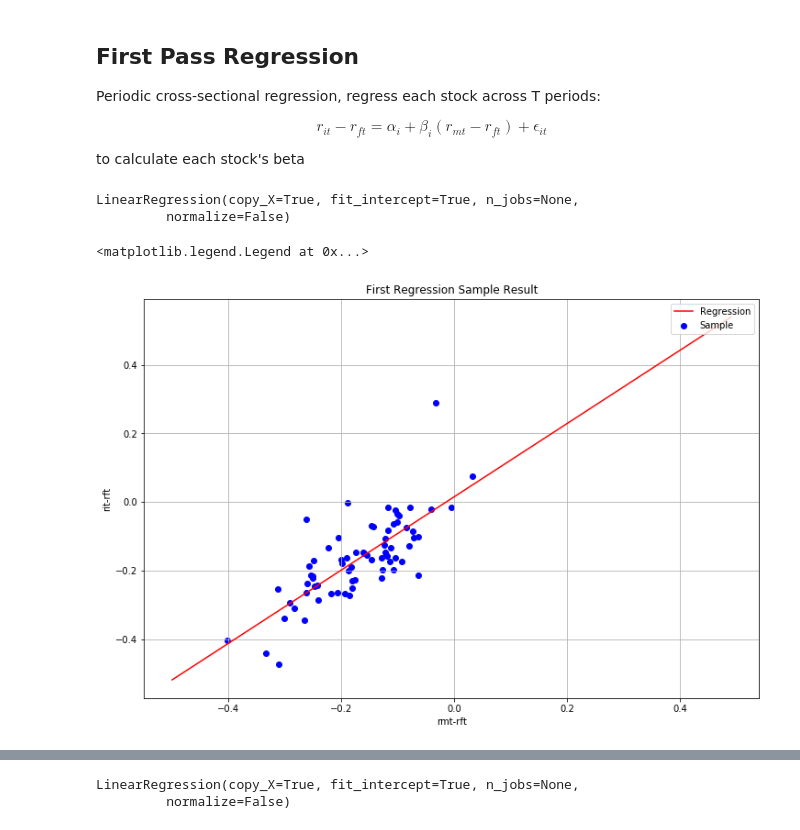
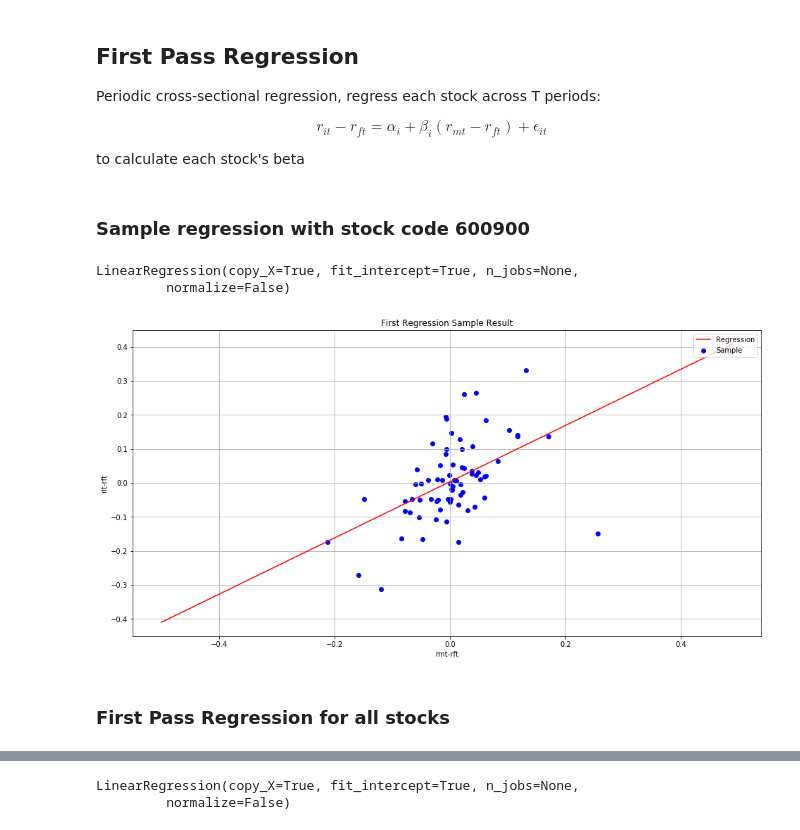
Before and after one commit to PRESIDENT810/FIN3080-Project2, a Jupyter notebook: Q1.2/Regression.ipynb, the cells around one changed output, grey strips where cells are left out. Drawn from its saved outputs; the diff is of its cells as text; code cells hidden in the pictures.

```diff
--- a/Q1.2/Regression.ipynb
+++ b/Q1.2/Regression.ipynb
@@ -19,0 +41,9 @@ df.head()
+# %%
+all_stocks = pd.unique(df['Stkcd'])
+valid_stocks = []
+
+for stock in tqdm(all_stocks):
+    first_idx = df[df['Stkcd']==stock]['Trdmnt'].first_valid_index()
+    if df.loc[first_idx]['Trdmnt'] == '2013-01-01':
+        valid_stocks.append(stock)
+valid_stocks = np.array(valid_stocks)
@@ -19,0 +54,2 @@ df.head()
+# %%
+df = df[np.isin(df['Stkcd'], valid_stocks)]
@@ -32,3 +75,5 @@ df[df['Mretwd'].isna()].describe()
+# %%
+df = df.dropna()
 # %%
 stock_codes = pd.unique(df['Stkcd'])
 
@@ -58,6 +94,8 @@ Periodic cross-sectional regression, regress each stock across T periods:
 $$ r_{it}-r_{ft} = \alpha_i+\beta_i(r_{mt}-r_{ft})+\epsilon_{it} $$
 
 to calculate each stock's beta
+# %% [markdown]
+### Sample regression with stock code 600900
 # %%
 stock_df = stock_dfs[900]
 stock_df = stock_df.dropna(axis=0, how='any')
@@ -74,18 +112,20 @@ LR.fit(X,y)
 LinearRegression(copy_X=True, fit_intercept=True, n_jobs=None,
          normalize=False)
 # %%
-fig = plt.figure(figsize=(12,8))
+fig = plt.figure(figsize=(16,8))
 
 plt.title("First Regression Sample Result")
 plt.scatter(X,y, color='b', label='Sample')
 plt.plot(np.arange(-0.5,0.5,0.01), LR.predict(np.arange(-0.5,0.5,0.01).reshape((-1,1))), color='r', label='Regression')
 plt.grid(True)
 plt.xlabel("rmt-rft")
 plt.ylabel("rit-rft")
 plt.legend(loc=1)
+plt.savefig('Q1.2(a).png')
 # %% [output]
-<matplotlib.legend.Legend at 0x...>
-[figure, old version]
+[figure, new version]
+# %% [markdown]
+### First Pass Regression for all stocks
 # %%
 for idx in range(Regression_df.shape[0]):
     try:
```
Also changed, not shown: parts of 35 cells of this notebook, 28 other files.
